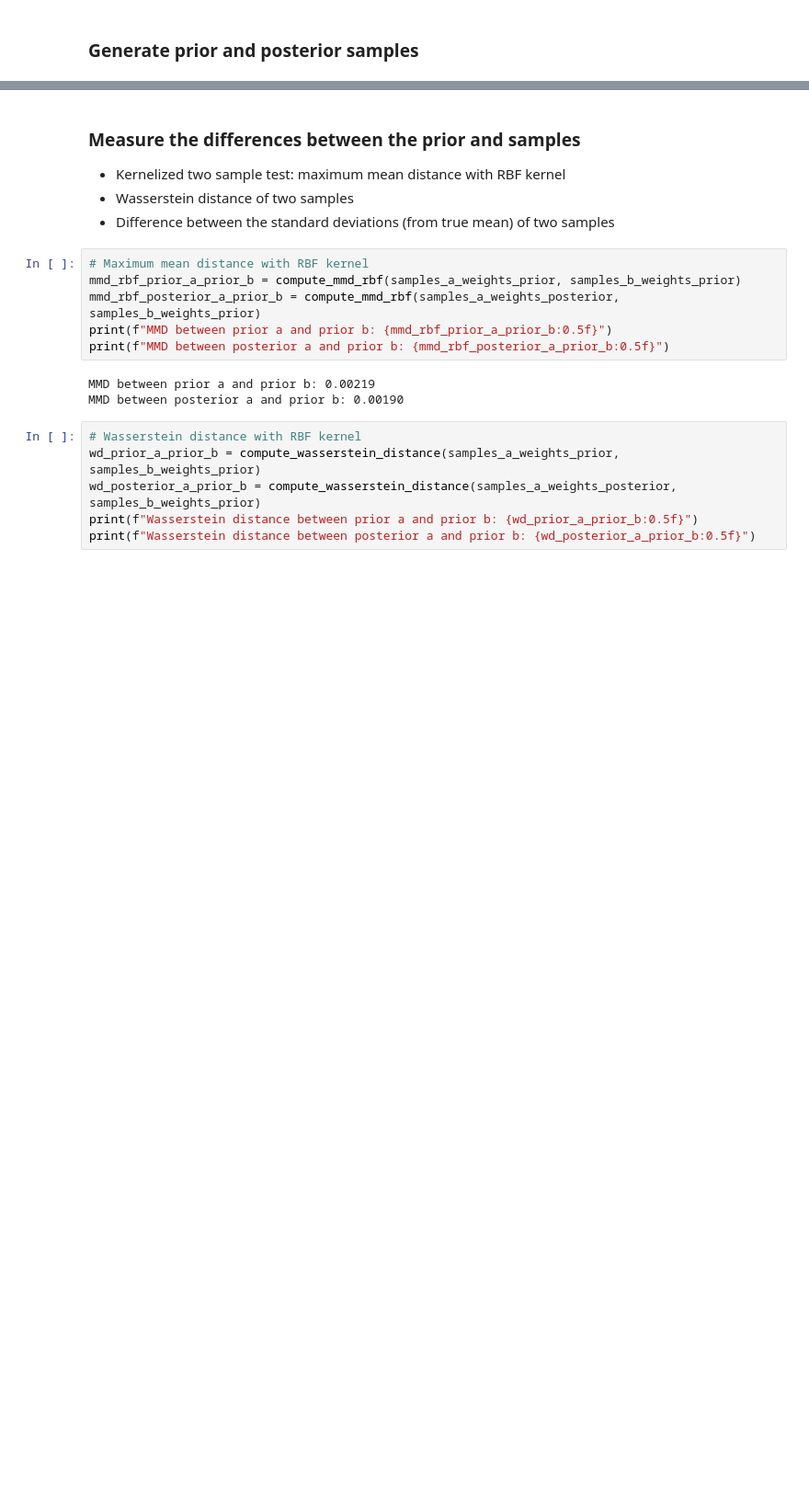
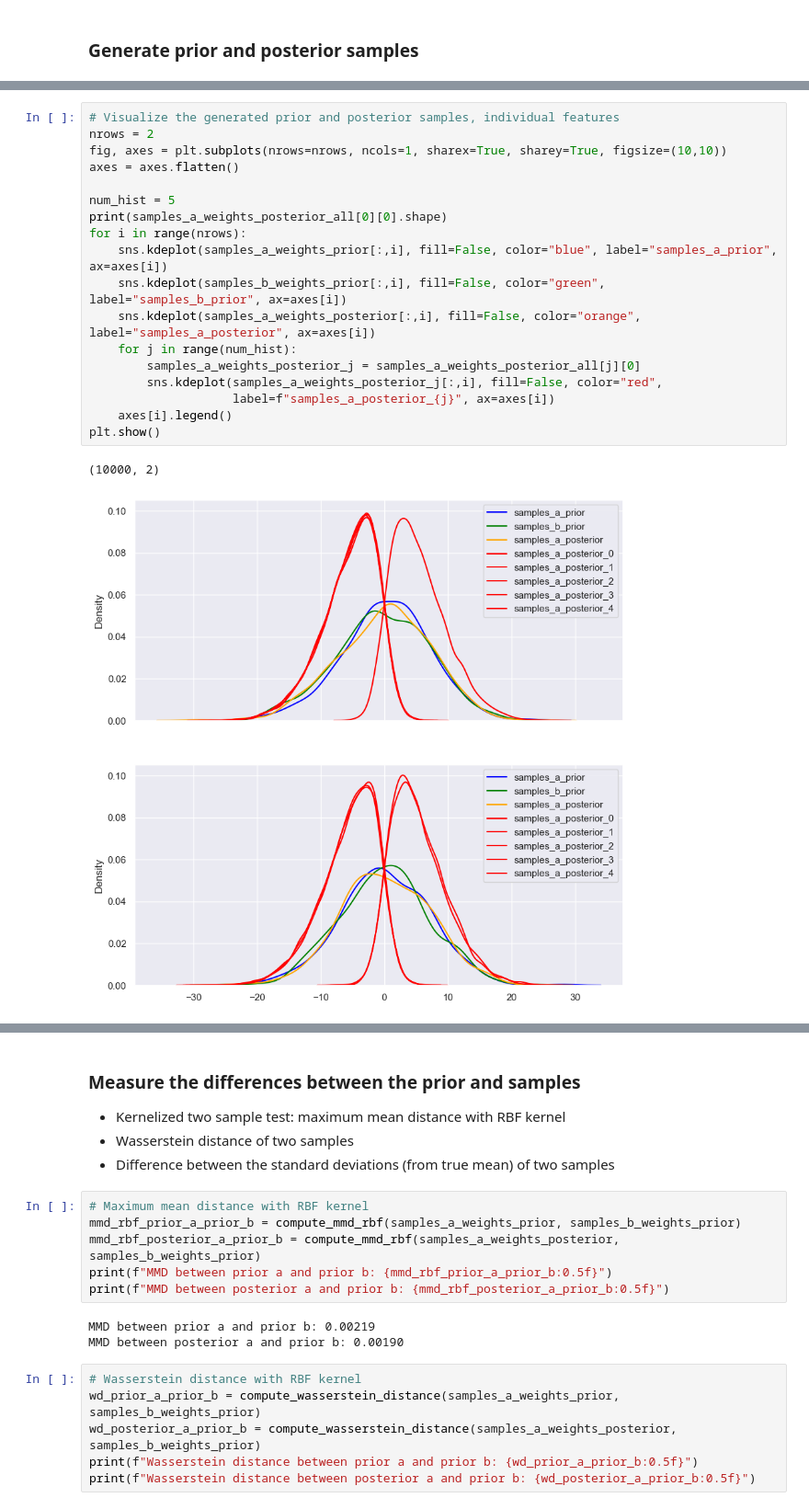
Before and after one commit to tnguyen9210/SamplerEvaluation, a Jupyter notebook: notebooks_v02/logreg_uniform_2d_pglogistic_v02.ipynb, the cells around one changed output, grey strips where cells are left out. Shown at 92% size. Cells and saved outputs as stored; diff of their text form; blank space fills up the shorter version.

```diff
--- a/notebooks_v02/logreg_uniform_2d_pglogistic_v02.ipynb
+++ b/notebooks_v02/logreg_uniform_2d_pglogistic_v02.ipynb
@@ -137,3 +183,24 @@ plt.show()
+# %%
+# Visualize the generated prior and posterior samples, individual features
+nrows = 2
+fig, axes = plt.subplots(nrows=nrows, ncols=1, sharex=True, sharey=True, figsize=(10,10))
+axes = axes.flatten()
+
+num_hist = 5
+print(samples_a_weights_posterior_all[0][0].shape)
+for i in range(nrows):
+    sns.kdeplot(samples_a_weights_prior[:,i], fill=False, color="blue", label="samples_a_prior", ax=axes[i])
+    sns.kdeplot(samples_b_weights_prior[:,i], fill=False, color="green", label="samples_b_prior", ax=axes[i])
+    sns.kdeplot(samples_a_weights_posterior[:,i], fill=False, color="orange", label="samples_a_posterior", ax=axes[i])
+    for j in range(num_hist):
+        samples_a_weights_posterior_j = samples_a_weights_posterior_all[j][0]
+        sns.kdeplot(samples_a_weights_posterior_j[:,i], fill=False, color="red",
+                    label=f"samples_a_posterior_{j}", ax=axes[i])
+    axes[i].legend()
+plt.show()
+# %% [output]
+(10000, 2)
+[figure, added]
 # %%
 # # Visualize the generated prior and posterior samples
 # fig, axes = plt.subplots(nrows=3, ncols=1, sharex=True, sharey=True, figsize=(10,10))
```
Also changed, not shown: parts of 4 cells of this notebook, 5 other files.
